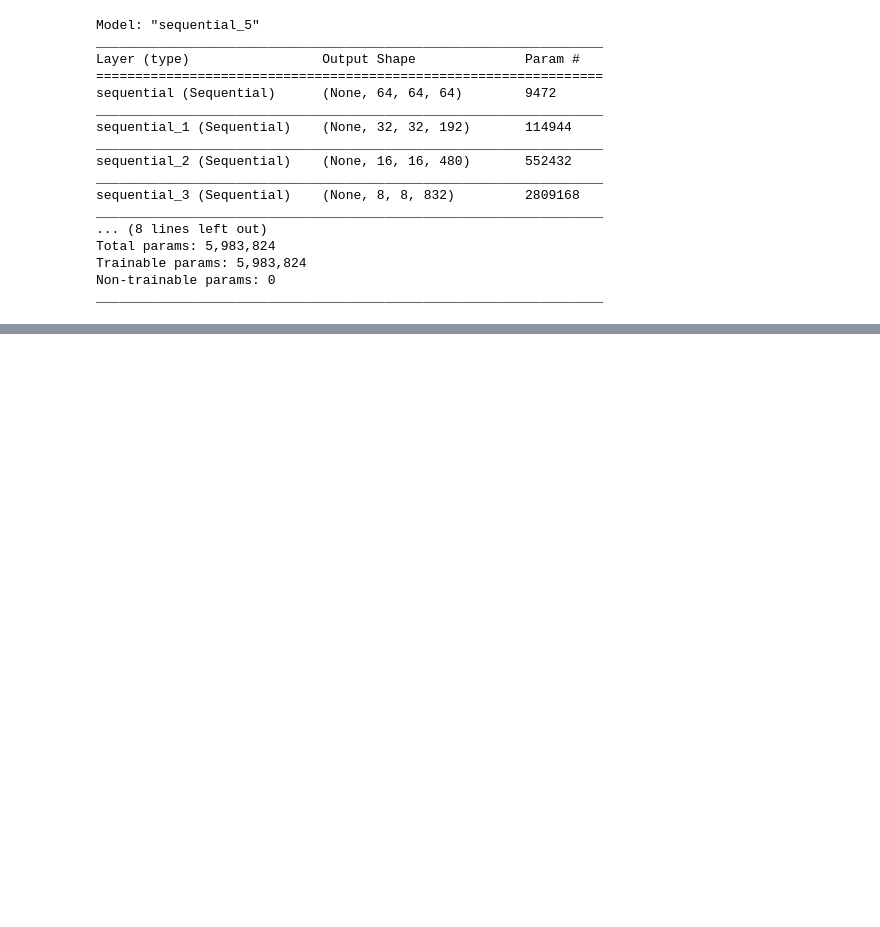
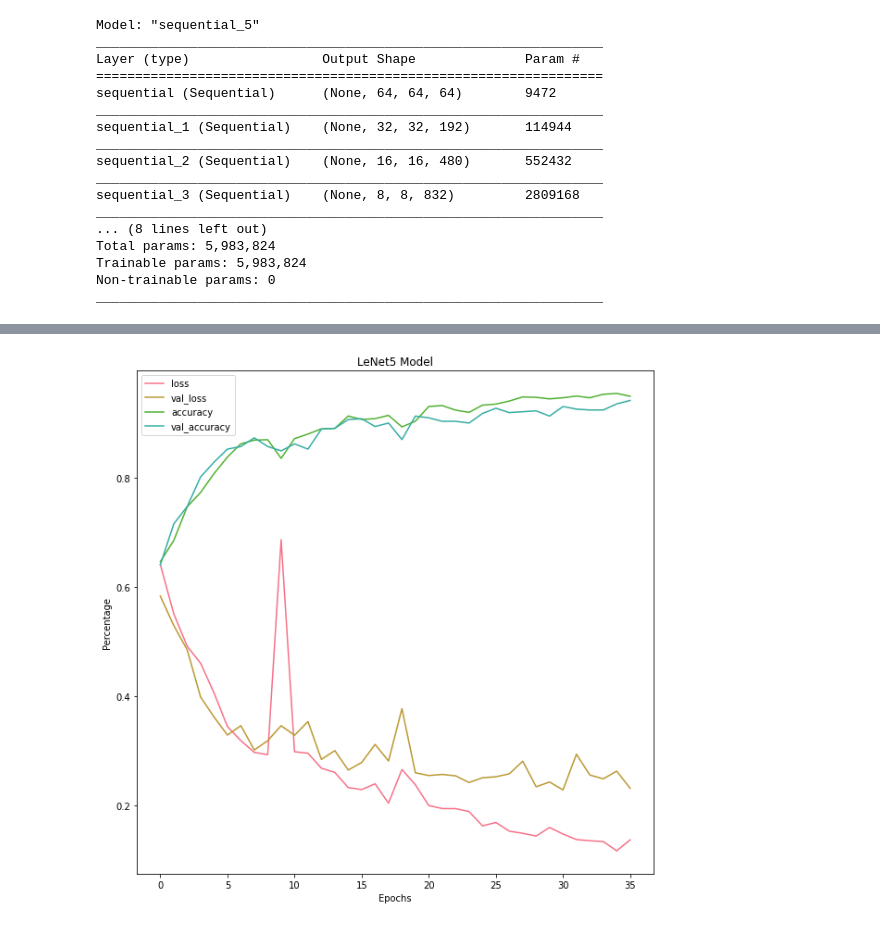
Before and after one commit to lraganit-star/CapstoneTwo, a Jupyter notebook: brain_tumor.ipynb, the cells around one changed output, grey strips where cells are left out. Cells and saved outputs as stored; diff of their text form; code cells hidden in the pictures; blank space fills up the shorter version.

```diff
--- a/brain_tumor.ipynb
+++ b/brain_tumor.ipynb
@@ -472,0 +507,25 @@ clear_session()
+# %%
+LeNet = Sequential([
+    layers.Conv2D(128, 6, activation="relu", padding="same",input_shape=[256,256,3]),#input shape: [rows, columns, channels]
+    layers.AveragePooling2D(4),
+    layers.Conv2D(128, 6, activation="relu", padding="same"),
+    layers.AveragePooling2D(4),
+    layers.Conv2D(128, 6, activation="relu", padding="same"),
+    layers.Flatten(),
+    layers.Dense(128, activation="relu"),
+    layers.Dropout(0.5),
+    layers.Dense(64, activation="relu"),
+    layers.Dropout(0.5),
+    layers.Dense(2, activation="softmax")])
+LeNet.compile(loss='categorical_crossentropy',
+                optimizer='adam',
+                metrics=['accuracy'])
+# %%
+es = EarlyStopping(monitor='val_loss', mode='min', verbose=1, patience=5)
+history3 = LeNet.fit(train_gen,
+                    epochs=500,
+                    validation_data = valid_gen,
+                    callbacks = [es])#,mc])
+score = LeNet.evaluate(valid_gen, verbose=0)
+print('Test score:', score[0])
+print('Test accuracy:', score[1])
@@ -472,0 +550,14 @@ clear_session()
+# %%
+plt.figure(figsize=(10,10))
+sns.set_palette("husl")
+sns.lineplot(x = range(36), y = history3.history['loss'], label = 'loss')
+sns.lineplot(x = range(36), y = history3.history['val_loss'], label = 'val_loss')
+sns.lineplot(x = range(36), y = history3.history['accuracy'], label = 'accuracy')
+sns.lineplot(x = range(36), y = history3.history['val_accuracy'], label = 'val_accuracy')
+plt.xlabel("Epochs")
+plt.ylabel("Percentage")
+plt.title('LeNet5 Model')
+plt.legend()
+plt.show()
+# %% [output]
+[figure, added]
```
Also changed, not shown: parts of 7 cells of this notebook, 8 other files.
